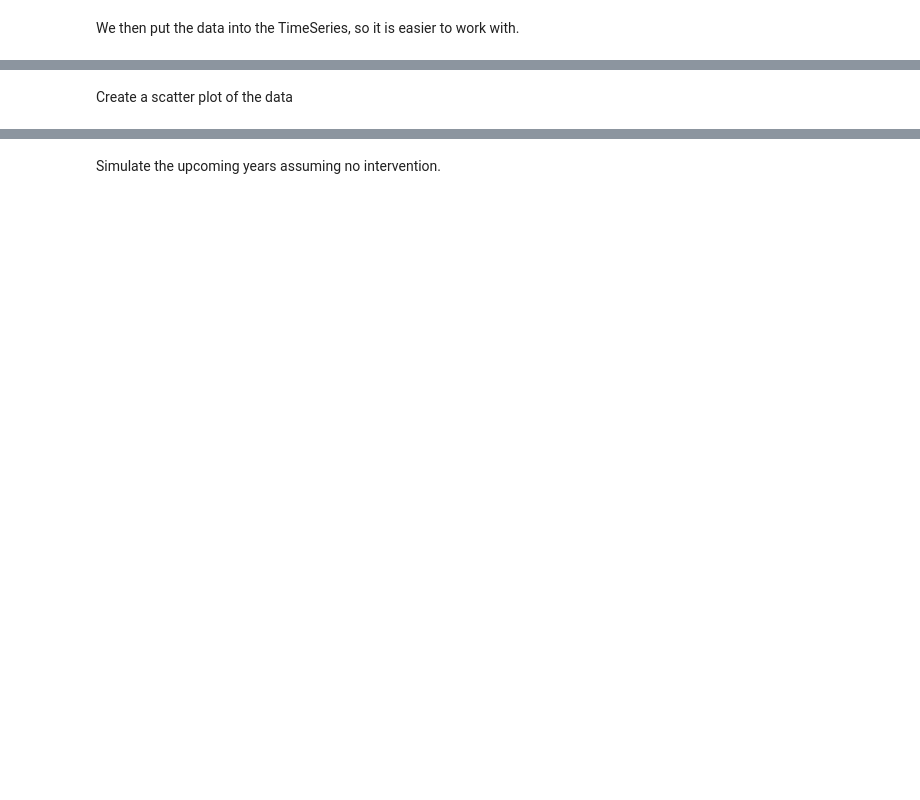
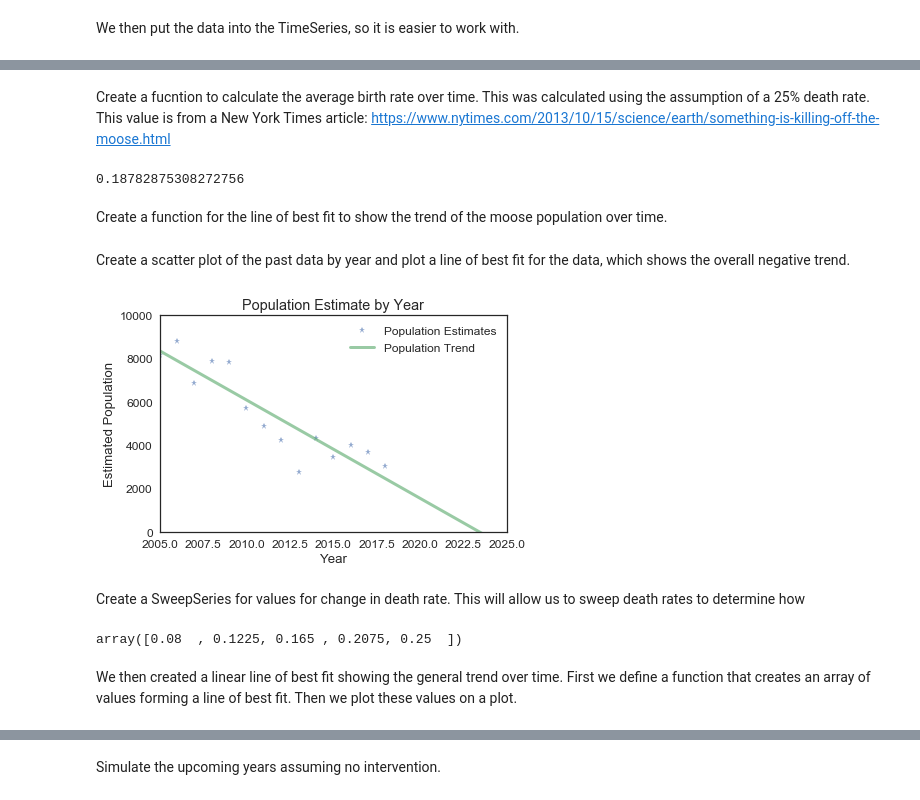
Before and after one commit to ThomasJagielski/ModSimPy, a Jupyter notebook: code/Project 1.ipynb, the cells around one changed output, grey strips where cells are left out. Drawn from its saved outputs; the diff is of its cells as text; code cells hidden in the pictures; blank space fills up the shorter version.

```diff
--- a/code/Project 1.ipynb
+++ b/code/Project 1.ipynb
@@ -27,3 +46,22 @@ Create a linear line of best fit showing the general trend over time.
+# %% [markdown]
+Create a fucntion to calculate the average birth rate over time.  This was calculated using the assumption of a 25% death rate.  This value is from a New York Times article: https://www.nytimes.com/2013/10/15/science/earth/something-is-killing-off-the-moose.html
+# %%
+def birth_rate(population):
+    sum=0
+    #print(population[0])
+    for i in range(13):
+        birth = population[i+1]/population[i]-0.75
+        sum = sum + birth
+        #print(sum)
+    avgbirth = sum/14
+    return avgbirth
+#print('average birth rate =', birth_rate(population))
+avgbirth = birth_rate(population)
+print(avgbirth)
+# %% [output]
+0.18782875308272756
+# %% [markdown]
+Create a function for the line of best fit to show the trend of the moose population over time.
 # %%
 def f(years):
     t = TimeSeries()
@@ -32,12 +69,18 @@ def f(years):
         y = (-454.286*x) + 919206
         t[x] = y
     return t
+# %% [markdown]
+Create a scatter plot of the past data by year and plot a line of best fit for the data, which shows the overall negative trend.
 # %%
-plot(f(years))
-decorate(xlabel = 'Year',
+def population_graph(series):
+    plot(series, '*', label='Population Estimates')
+    plot(f(years), label='Population Trend')
+    decorate(xlabel = 'Year',
            ylabel = 'Estimated Population',
            title = 'Population Estimate by Year')
-plt.ylim([0, 10000])
-plt.xlim([2005, 2025])
+    plt.ylim([0, 10000]);
+    plt.xlim([2005, 2025]);
+
+population_graph(population_series)
+# %% [output]
+[figure, added]
-# %% [markdown]
-Create a scatter plot of the data
@@ -58 +87,13 @@ np.random.choice(change)
+# %% [markdown]
+Create a SweepSeries for values for change in death rate.  This will allow us to sweep death rates to determine how
+# %%
+a = 0.08
+b = 0.25
+c = 5
+
+death_rate_sweep = linspace(a, b, c)
+# %% [output]
+array([0.08  , 0.1225, 0.165 , 0.2075, 0.25  ])
+# %% [markdown]
+We then created a linear line of best fit showing the general trend over time.  First we define a function that creates an array of values forming a line of best fit.  Then we plot these values on a plot.
 # %%
```
Also changed, not shown: parts of 34 cells of this notebook.
